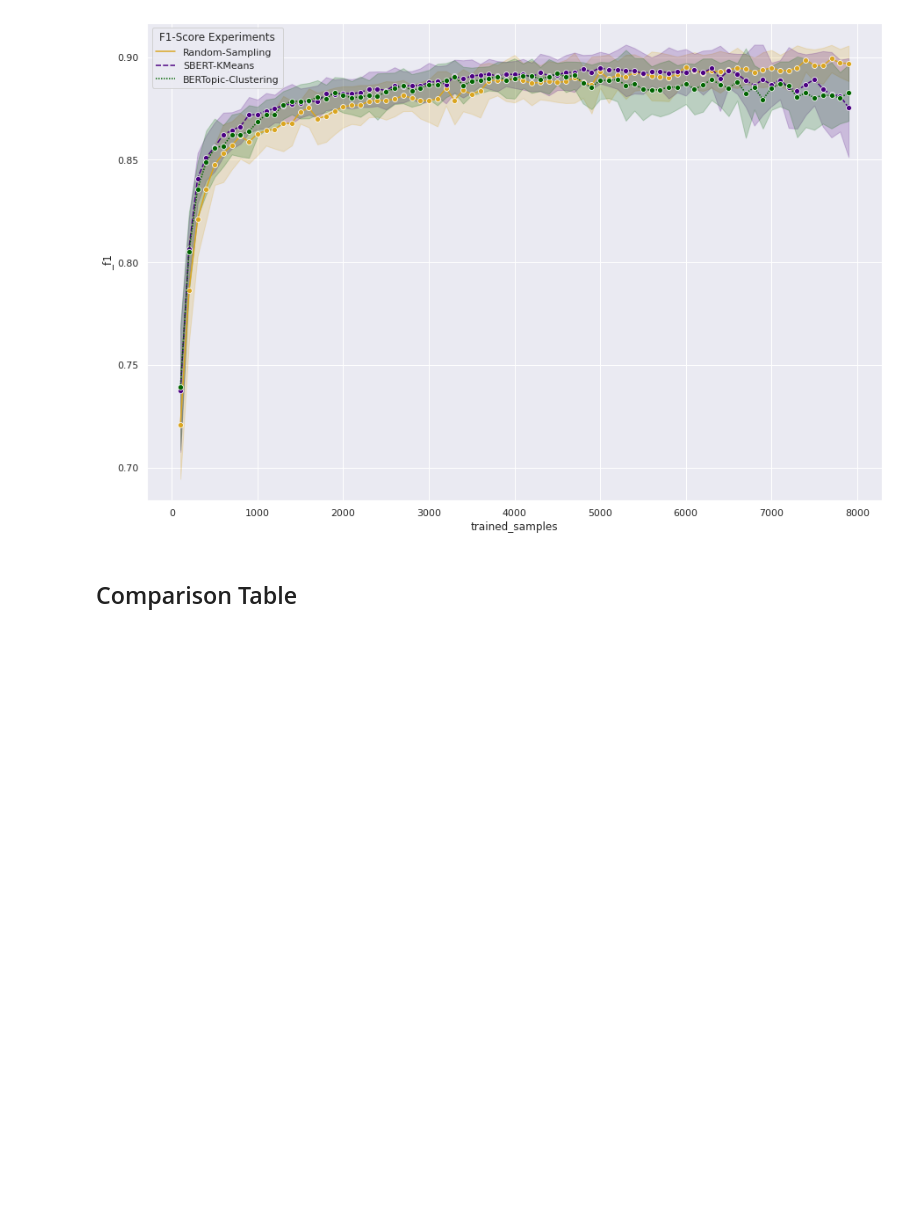
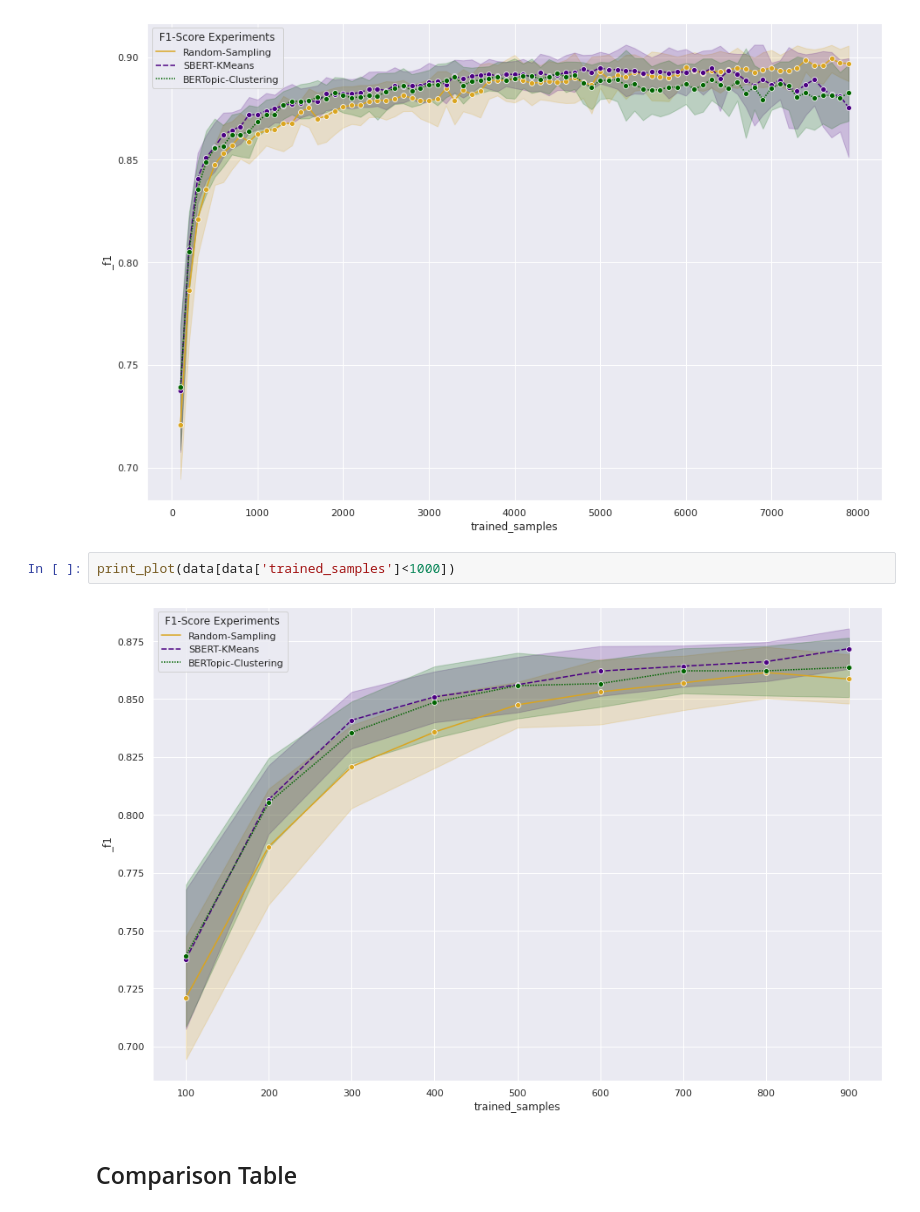
Before and after one commit to kstrassheim/active-learning-with-deep-learning-for-nlp, a Jupyter notebook: result-analysis.ipynb, the cells around one changed output. Cells and saved outputs as stored; diff of their text form; blank space fills up the shorter version.

```diff
--- a/result-analysis.ipynb
+++ b/result-analysis.ipynb
@@ -59,6 +59,10 @@ data = pd.DataFrame(load_result('results/full_combined_runtimes_optimized.json')
 print_plot(data[data['trained_samples']<10000])
 # %% [output]
 [figure]
+# %%
+print_plot(data[data['trained_samples']<1000])
+# %% [output]
+[figure, added]
 # %% [markdown]
 ## Comparison Table
 # %%
```
